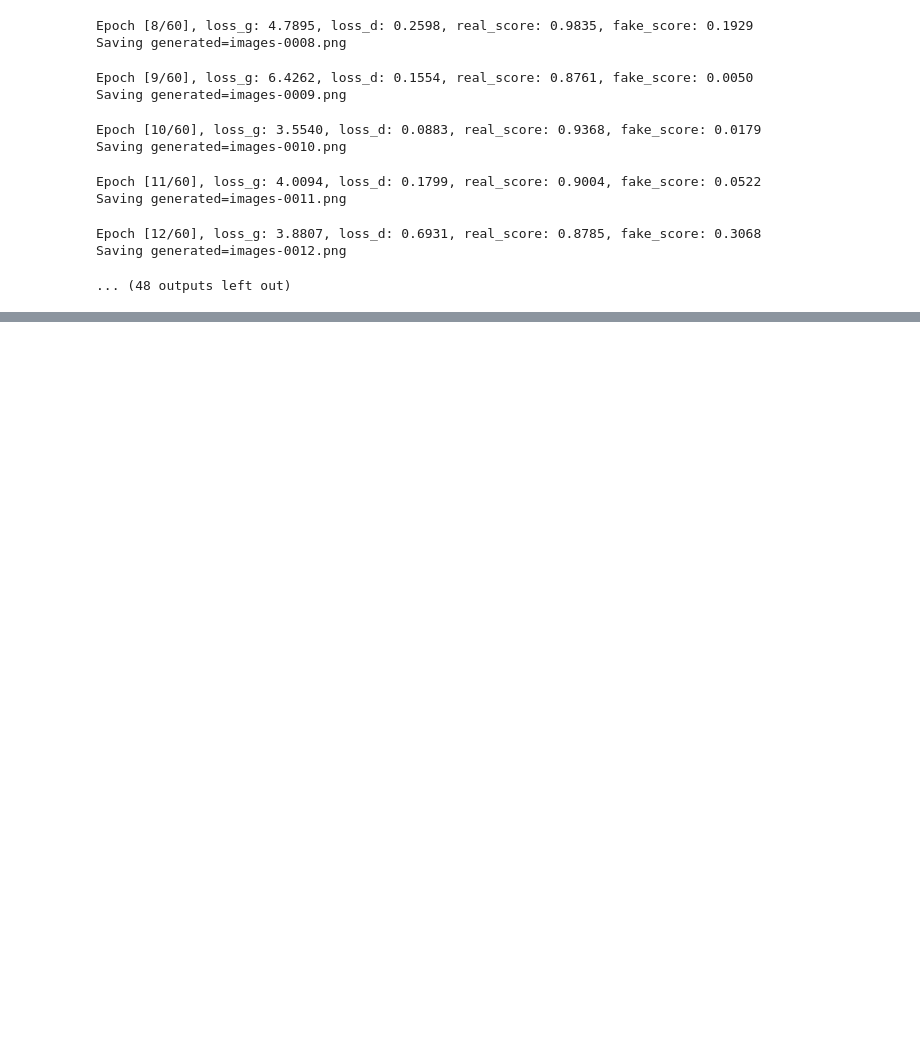
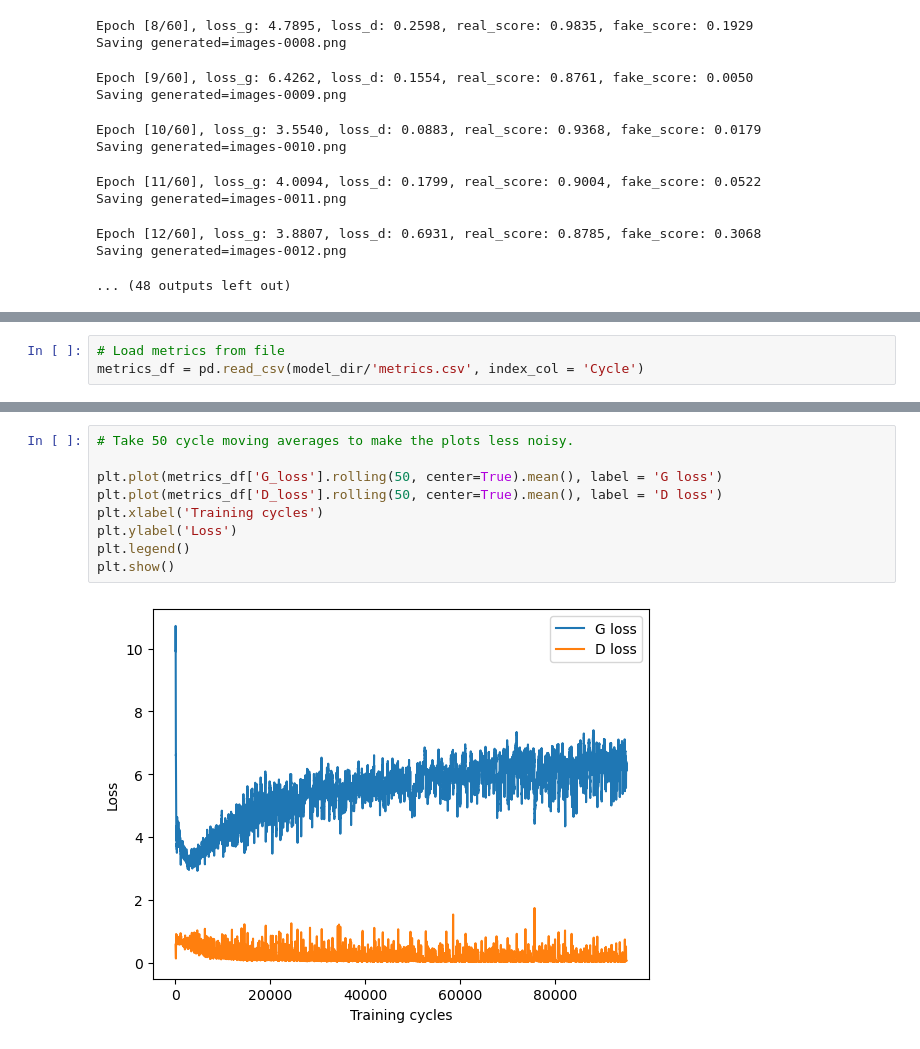
Before and after one commit to mayank-soni/GAN, a Jupyter notebook: notebooks/dcgan_ms.ipynb, the cells around one changed output, grey strips where cells are left out. Saved outputs shown, nothing was run; the diff lists cells and outputs as text; blank space fills up the shorter version.

Commit message:
Added graphs

```diff
--- a/notebooks/dcgan_ms.ipynb
+++ b/notebooks/dcgan_ms.ipynb
@@ -499,0 +481,3 @@ Saving generated=images-0012.png
+# %%
+# Load metrics from file
+metrics_df = pd.read_csv(model_dir/'metrics.csv', index_col = 'Cycle')
@@ -499,0 +499,11 @@ Saving generated=images-0012.png
+# %%
+# Take 50 cycle moving averages to make the plots less noisy.
+
+plt.plot(metrics_df['G_loss'].rolling(50, center=True).mean(), label = 'G loss')
+plt.plot(metrics_df['D_loss'].rolling(50, center=True).mean(), label = 'D loss')
+plt.xlabel('Training cycles')
+plt.ylabel('Loss')
+plt.legend()
+plt.show()
+# %% [output]
+[figure, added]
```
Also changed, not shown: parts of 8 cells of this notebook, 1 other file.
